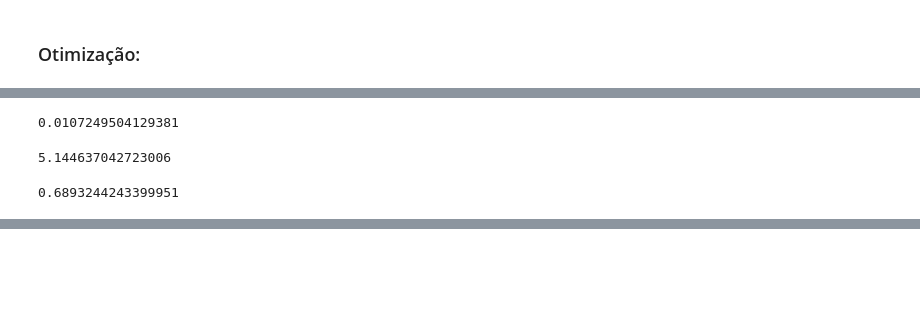
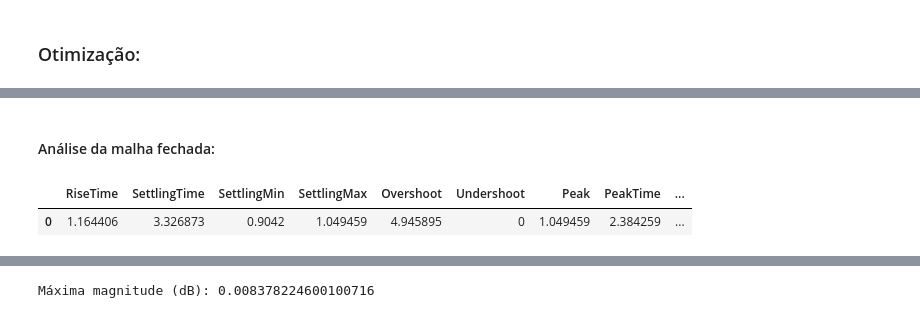
Before and after one commit to JVUemura/TCC, a Jupyter notebook: otimizacao_RV.ipynb, the cells around one changed output, grey strips where cells are left out. Saved outputs shown, nothing was run; the diff lists cells and outputs as text; code cells hidden in the pictures; blank space fills up the shorter version.

```diff
--- a/otimizacao_RV.ipynb
+++ b/otimizacao_RV.ipynb
@@ -94,17 +161,20 @@ KeyboardInterrupt:
 # %%
-# Variáveis de otimização:
-kp =  829.7140137059075
-ki =  678.8226845200812
+# Ganhos otimizados:
+kp =  p[0]#829.7140137059075
+ki =  p[1]#678.8226845200812
+
 # Declaração de parâmetros:
 N = 111.5
 J = 5.9e6/N**2 + 59
 D = 0
-# Funções basicas:
+
+# Declaração das funções basicas:
 G = tf([1], [J,D])
 C = tf([kp, ki], [1,0])
 MA = G*C
-# Gang of four:
-ftMF = tf([ki], [J, (D+kp), ki])
+
+# Funções da Gang of four:
+
 ftAC = tf([ki], [1,0])/(1+MA)
 ftRD = G/(1+MA)
 ftSE = 1/(1+MA)
@@ -189,14 +181,10 @@ plt.show()
-# %%
-max(20*np.log10(m))
-# %% [output]
-0.0107249504129381
-# %%
-Ts = 8*J/kp
-Ts
-# %% [output]
-5.144637042723006
-# %%
-zeta = np.sqrt(16*J/(ki*Ts**2))
-zeta
-# %% [output]
-0.6893244243399951
+# %% [markdown]
+#### Análise da malha fechada:
+# %%
+# Análise malha fechada:
+ftMF = tf([ki], [J, (D+kp), ki])
+analiseDegrau(ftMF, "Malha Fechada", True)
+analiseBode(ftMF)
+# %% [output]
+|  | RiseTime | SettlingTime | SettlingMin | SettlingMax | Overshoot | Undershoot | Peak | PeakTime | ... |
+| 0 | 1.164406 | 3.326873 | 0.9042 | 1.049459 | 4.945895 | 0 | 1.049459 | 2.384259 | ... |
@@ -202,0 +192 @@ zeta
+Máxima magnitude (dB): 0.008378224600100716
```
Also changed, not shown: parts of 17 cells of this notebook, 12 other files.
